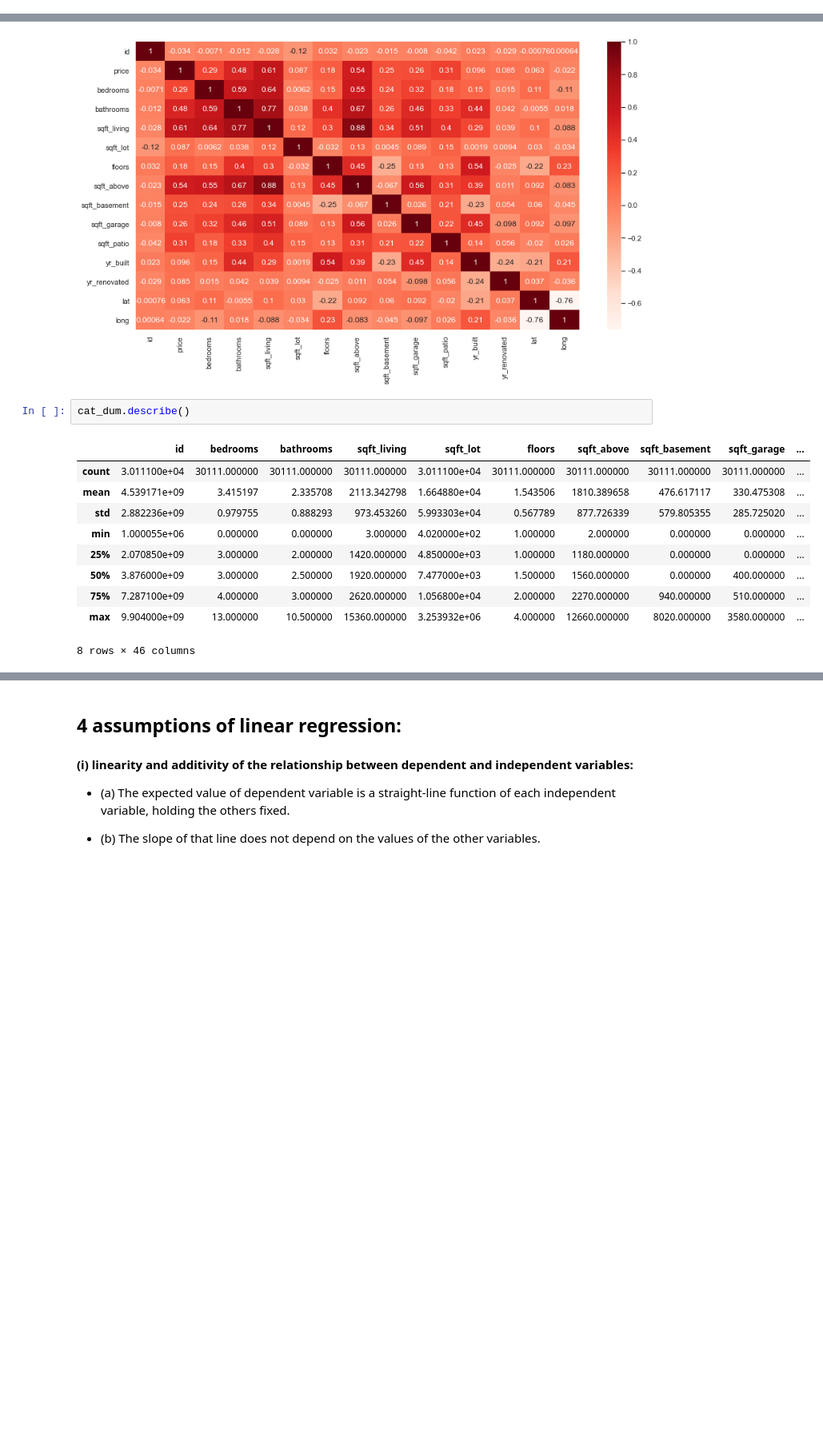
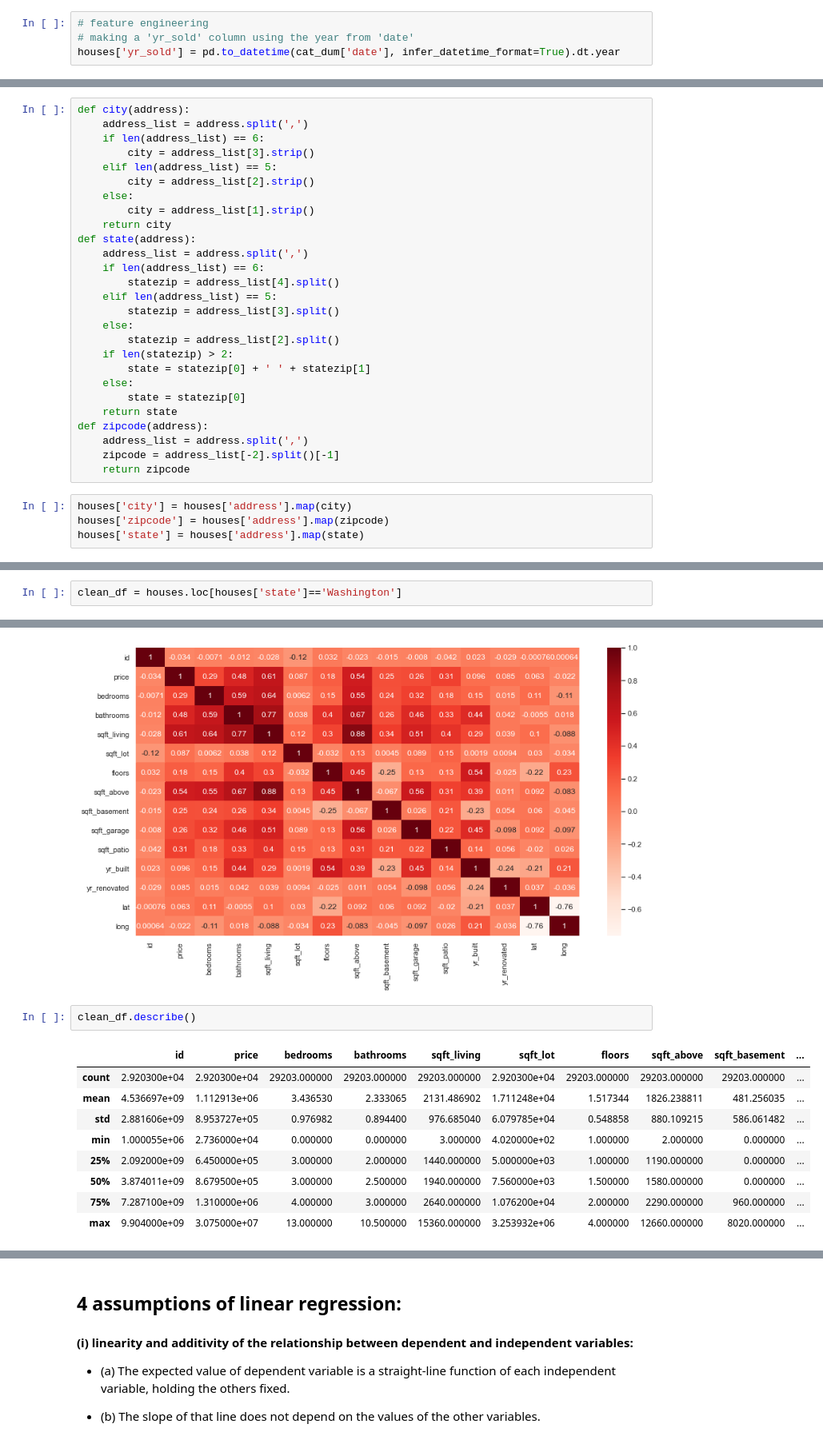
Before and after one commit to vladiseki/Housing_Prices_P2_Project, a Jupyter notebook: individual_notebooks/Ali_jn.ipynb, the cells around one changed output, grey strips where cells are left out. Shown at 80% size. Saved outputs shown, nothing was run; the diff lists cells and outputs as text; blank space fills up the shorter version.

```diff
--- a/individual_notebooks/Ali_jn.ipynb
+++ b/individual_notebooks/Ali_jn.ipynb
@@ -126,0 +414,4 @@ houses.shape
+# %%
+# feature engineering
+# making a 'yr_sold' column using the year from 'date'
+houses['yr_sold'] = pd.to_datetime(cat_dum['date'], infer_datetime_format=True).dt.year
@@ -126,0 +431,31 @@ houses.shape
+# %%
+def city(address):
+    address_list = address.split(',')
+    if len(address_list) == 6:
+        city = address_list[3].strip()
+    elif len(address_list) == 5:
+        city = address_list[2].strip()
+    else:
+        city = address_list[1].strip()
+    return city
+def state(address):
+    address_list = address.split(',')
+    if len(address_list) == 6:
+        statezip = address_list[4].split()
+    elif len(address_list) == 5:
+        statezip = address_list[3].split()
+    else:
+        statezip = address_list[2].split()
+    if len(statezip) > 2:
+        state = statezip[0] + ' ' + statezip[1]
+    else:
+        state = statezip[0]
+    return state
+def zipcode(address):
+    address_list = address.split(',')
+    zipcode = address_list[-2].split()[-1]
+    return zipcode
+# %%
+houses['city'] = houses['address'].map(city)
+houses['zipcode'] = houses['address'].map(zipcode)
+houses['state'] = houses['address'].map(state)
@@ -126,0 +524,2 @@ houses.shape
+# %%
+clean_df = houses.loc[houses['state']=='Washington']
@@ -564,16 +793,15 @@ sns.heatmap(houses.corr(), cmap='Reds', annot=True);
 # %% [output]
 [figure]
 # %%
-cat_dum.describe()
+clean_df.describe()
 # %% [output]
-|  | id | bedrooms | bathrooms | sqft_living | sqft_lot | floors | sqft_above | sqft_basement | sqft_garage | ... |
-| count | 3.011100e+04 | 30111.000000 | 30111.000000 | 30111.000000 | 3.011100e+04 | 30111.000000 | 30111.000000 | 30111.000000 | 30111.000000 | ... |
-| mean | 4.539171e+09 | 3.415197 | 2.335708 | 2113.342798 | 1.664880e+04 | 1.543506 | 1810.389658 | 476.617117 | 330.475308 | ... |
-| std | 2.882236e+09 | 0.979755 | 0.888293 | 973.453260 | 5.993303e+04 | 0.567789 | 877.726339 | 579.805355 | 285.725020 | ... |
-| min | 1.000055e+06 | 0.000000 | 0.000000 | 3.000000 | 4.020000e+02 | 1.000000 | 2.000000 | 0.000000 | 0.000000 | ... |
-| 25% | 2.070850e+09 | 3.000000 | 2.000000 | 1420.000000 | 4.850000e+03 | 1.000000 | 1180.000000 | 0.000000 | 0.000000 | ... |
-| 50% | 3.876000e+09 | 3.000000 | 2.500000 | 1920.000000 | 7.477000e+03 | 1.500000 | 1560.000000 | 0.000000 | 400.000000 | ... |
-| 75% | 7.287100e+09 | 4.000000 | 3.000000 | 2620.000000 | 1.056800e+04 | 2.000000 | 2270.000000 | 940.000000 | 510.000000 | ... |
-| max | 9.904000e+09 | 13.000000 | 10.500000 | 15360.000000 | 3.253932e+06 | 4.000000 | 12660.000000 | 8020.000000 | 3580.000000 | ... |
+|  | id | price | bedrooms | bathrooms | sqft_living | sqft_lot | floors | sqft_above | sqft_basement | ... |
+| count | 2.920300e+04 | 2.920300e+04 | 29203.000000 | 29203.000000 | 29203.000000 | 2.920300e+04 | 29203.000000 | 29203.000000 | 29203.000000 | ... |
+| mean | 4.536697e+09 | 1.112913e+06 | 3.436530 | 2.333065 | 2131.486902 | 1.711248e+04 | 1.517344 | 1826.238811 | 481.256035 | ... |
+| std | 2.881606e+09 | 8.953727e+05 | 0.976982 | 0.894400 | 976.685040 | 6.079785e+04 | 0.548858 | 880.109215 | 586.061482 | ... |
+| min | 1.000055e+06 | 2.736000e+04 | 0.000000 | 0.000000 | 3.000000 | 4.020000e+02 | 1.000000 | 2.000000 | 0.000000 | ... |
+| 25% | 2.092000e+09 | 6.450000e+05 | 3.000000 | 2.000000 | 1440.000000 | 5.000000e+03 | 1.000000 | 1190.000000 | 0.000000 | ... |
+| 50% | 3.874011e+09 | 8.679500e+05 | 3.000000 | 2.500000 | 1940.000000 | 7.560000e+03 | 1.500000 | 1580.000000 | 0.000000 | ... |
+| 75% | 7.287100e+09 | 1.310000e+06 | 4.000000 | 3.000000 | 2640.000000 | 1.076200e+04 | 2.000000 | 2290.000000 | 960.000000 | ... |
+| max | 9.904000e+09 | 3.075000e+07 | 13.000000 | 10.500000 | 15360.000000 | 3.253932e+06 | 4.000000 | 12660.000000 | 8020.000000 | ... |
-8 rows × 46 columns
 # %%
```
Also changed, not shown: parts of 143 cells of this notebook.
